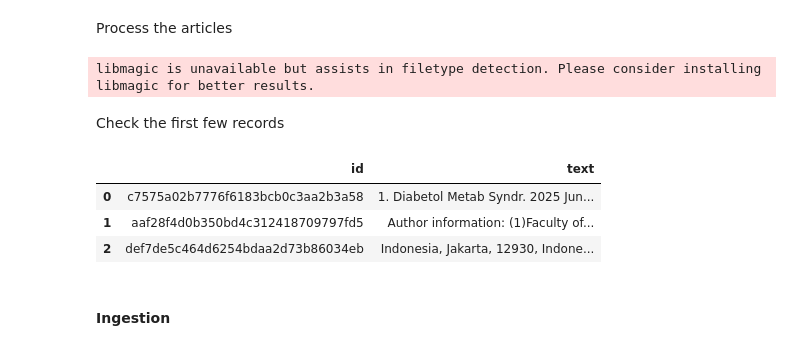
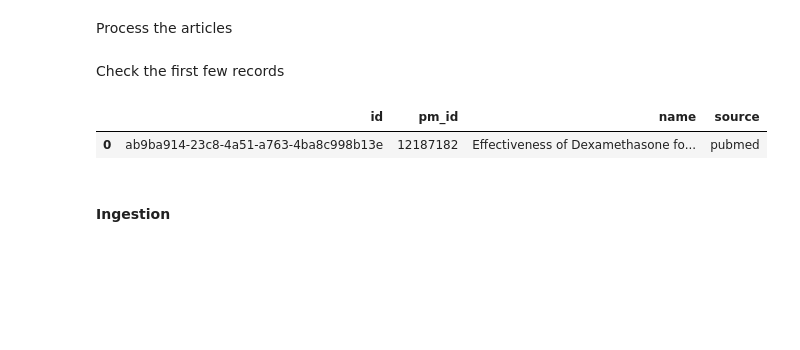
Before and after one commit to neo4j-field/pubmed-knowledge-graph-generation, a Jupyter notebook: generate_knowledge_graph.ipynb, the cells around one changed output. Saved outputs shown, nothing was run; the diff lists cells and outputs as text; code cells hidden in the pictures; blank space fills up the shorter version.

Commit message:
fetch article support, tune kg gen

```diff
--- a/generate_knowledge_graph.ipynb
+++ b/generate_knowledge_graph.ipynb
@@ -51,6 +55,7 @@ from uuid import uuid4
 # %%
 class Document(BaseModel):
     id: str = Field(..., description="The id of the document")
+    pm_id: str = Field(..., description="The PubMed ID of the document")
     name: str = Field(..., description="The name of the document")
     source: str = Field(..., description="The source of the document")
 
@@ -71,5 +95,5 @@ class ChunkHasEntity(BaseModel):
 # %%
-def get_node_and_relationship_from_chunk_element(element: CompositeElement, parent_document_id: str) -> dict[str, dict[str, Any]]:
+def parse_node_and_relationship_from_chunk_element(element: CompositeElement, parent_document_id: str) -> dict[str, dict[str, Any]]:
     """Parse the entity node and document relationship for a given chunk element"""
     chunk = Chunk(id=element.id, text=element.text)
     chunk_part_of_document = ChunkPartOfDocument(chunk_id=chunk.id, document_id=parent_document_id)
@@ -78,7 +102,7 @@ def get_node_and_relationship_from_chunk_element(element: CompositeElement, pare
         "relationships": [chunk_part_of_document.model_dump()],
     }
 
-def get_nodes_and_relationships_from_chunk_elements(elements: list[CompositeElement], parent_document: Document) -> dict[str, dict[str, pd.DataFrame]]:
+def parse_nodes_and_relationships_from_chunk_elements(elements: list[CompositeElement], parent_document: Document) -> dict[str, dict[str, pd.DataFrame]]:
     """Parse entity nodes and document relationships for a set of chunk elements and their parent document"""
 
     data = {
@@ -92,7 +116,7 @@ def get_nodes_and_relationships_from_chunk_elements(elements: list[CompositeElem
     }
 
     for element in elements:
-        new_data = get_node_and_relationship_from_chunk_element(element, parent_document.id)
+        new_data = parse_node_and_relationship_from_chunk_element(element, parent_document.id)
         data["nodes"]["chunk"].extend(new_data["nodes"])
         data["relationships"]["chunk_part_of_document"].extend(new_data["relationships"])
 
@@ -103,6 +127,23 @@ def get_nodes_and_relationships_from_chunk_elements(elements: list[CompositeElem
     return data
 
 def process_article(file_name: str) -> dict[str, dict[str, pd.DataFrame]]:
-    parent_document = Document(id=str(uuid4()), name=file_name, source="pubmed")
-    elements = partition(file_name, chunking_strategy="by_title")
-    return get_nodes_and_relationships_from_chunk_elements(elements, parent_document)
+    """
+    Process an article and return the nodes and relationships for ingestion into the knowledge graph.
+    Assumes that
+    * the article name follows the format "{pmid}-{title}.xml"
+    * the article is stored in the "articles/" directory
+
+    Parameters
+    ----------
+    file_name : str
+        The name of the file to process.
+
+    Returns
+    -------
+    dict[str, dict[str, pd.DataFrame]]
+        A dictionary containing the node and relationship Pandas DataFrames for ingestion into the knowledge graph.
+    """
+    doc_id, title = parse_article_file_name(file_name)
+    parent_document = Document(id=str(uuid4()), pm_id=doc_id, name=title, source="pubmed")
+    partitioned_doc = partition_xml("articles/" + file_name, xml_keep_tags=False, chunking_strategy="by_title", combine_text_under_n_chars=200, max_characters=500, multipage_sections=True)
+    return parse_nodes_and_relationships_from_chunk_elements(partitioned_doc, parent_document)
@@ -417,3 +456,5 @@ ents
+# %%
+article_names = os.listdir("articles/")
 # %% [markdown]
 ## Data Ingestion
 # %% [markdown]
@@ -509,18 +548,14 @@ create_constraints_and_indexes()
 # %% [markdown]
 Process the articles
 # %%
-lexical_ingest_records = process_article("pubmed_abstracts.txt")
+lexical_ingest_records = process_article(article_names[0])
-# %% [output]
-libmagic is unavailable but assists in filetype detection. Please consider installing libmagic for better results.
 # %% [markdown]
 Check the first few records
 # %%
-lexical_ingest_records["nodes"]["chunk"][:3]
+lexical_ingest_records["nodes"]["document"][:3]
 # %% [output]
-|  | id | text |
-| 0 | c7575a02b7776f6183bcb0c3aa2b3a58 | 1. Diabetol Metab Syndr. 2025 Jun... |
-| 1 | aaf28f4d0b350bd4c312418709797fd5 | Author information: (1)Faculty of... |
-| 2 | def7de5c464d6254bdaa2d73b86034eb | Indonesia, Jakarta, 12930, Indone... |
+|  | id | pm_id | name | source |
+| 0 | ab9ba914-23c8-4a51-a763-4ba8c998b13e | 12187182 | Effectiveness of Dexamethasone fo... | pubmed |
 # %% [markdown]
 #### Ingestion
 # %% [markdown]
```
Also changed, not shown: parts of 25 cells of this notebook, 4 other files.
